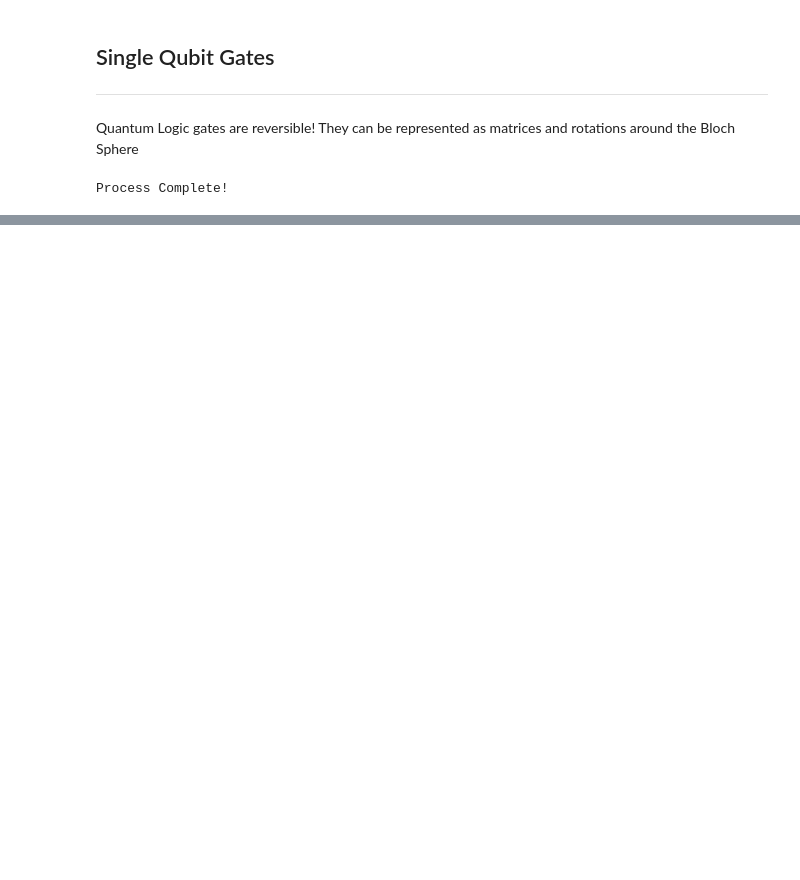
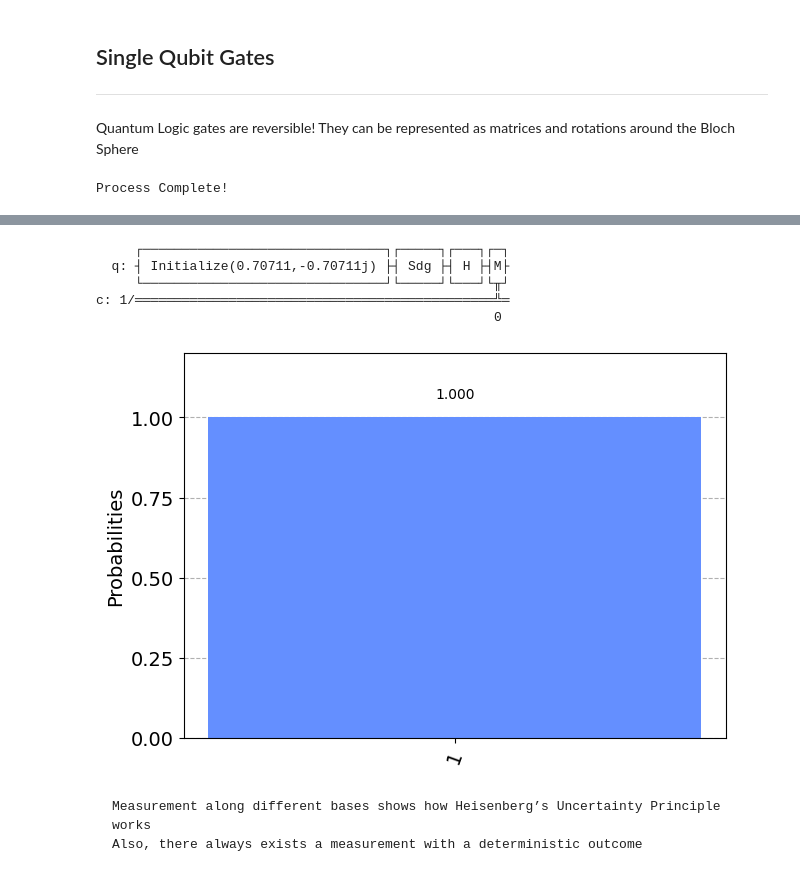
Before and after one commit to Chasmiccoder/IBM-Quantum-Challenges, a Jupyter notebook: Qiskit-Textbook/p03_Single_Qubit_Gates.ipynb, the cells around one changed output, grey strips where cells are left out. Drawn from its saved outputs; the diff is of its cells as text; code cells hidden in the pictures; blank space fills up the shorter version.

````diff
--- a/Qiskit-Textbook/p03_Single_Qubit_Gates.ipynb
+++ b/Qiskit-Textbook/p03_Single_Qubit_Gates.ipynb
@@ -34,0 +108,38 @@ plot_bloch_multivector(out_state)
+# %%
+# Measuring along X
+def measurement_along_y(qc, qubit, cbit):
+    """
+    Measure 'qubit' along {|+>, |->} and store the result in 'cbit'
+    """
+    qc.sdg(qubit)
+    qc.h(qubit)
+    qc.measure(qubit, cbit)
+    return qc
+
+# state |i>  = [1/sqrt(2), 1.j/sqrt(2)]
+# state |-i> = [1/sqrt(2), -1.j/sqrt(2)]
+
+initial_state = [1/sqrt(2), -1.j/sqrt(2)]
+qc = QuantumCircuit(1,1)
+qc.initialize(initial_state, 0)
+measurement_along_y(qc, 0, 0)
+qc.draw()
+# %% [output]
+     ┌───────────────────────────────┐┌─────┐┌───┐┌─┐
+  q: ┤ Initialize(0.70711,-0.70711j) ├┤ Sdg ├┤ H ├┤M├
+     └───────────────────────────────┘└─────┘└───┘└╥┘
+c: 1/══════════════════════════════════════════════╩═
+                                                   0
+# %%
+qobj = assemble(qc)
+counts = sim.run(qobj).result().get_counts()
+plot_histogram(counts)
+# Here an output of 0 on the x axis means that the state collapsed to |+i>
+# and an output of 1 means that it collapsed to |-i>
+# %% [output]
+[figure, added]
+# %% [markdown]
+```
+Measurement along different bases shows how Heisenberg’s Uncertainty Principle works
+Also, there always exists a measurement with a deterministic outcome
+```
````
Also changed, not shown: parts of 16 cells of this notebook, 1 other file.
